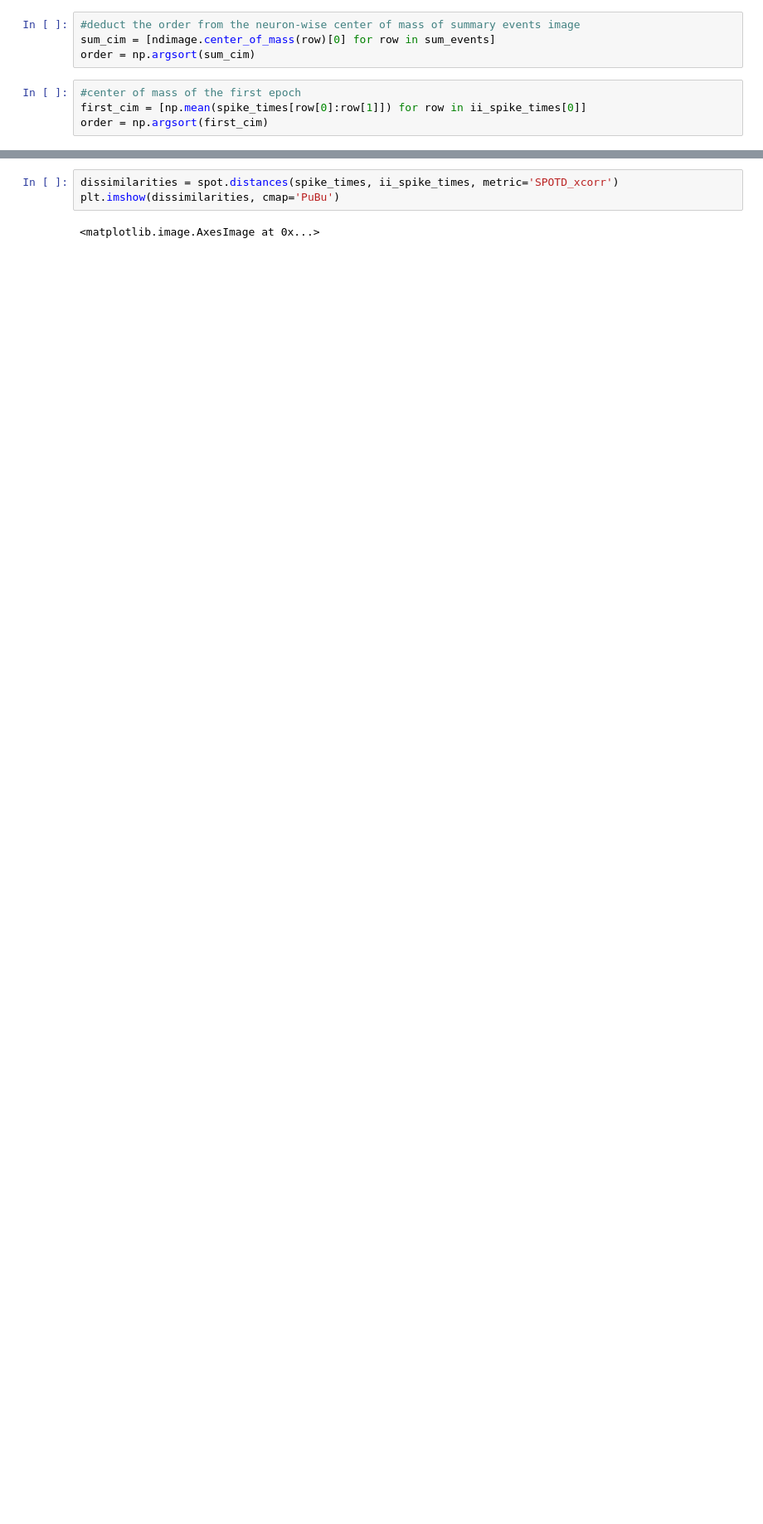
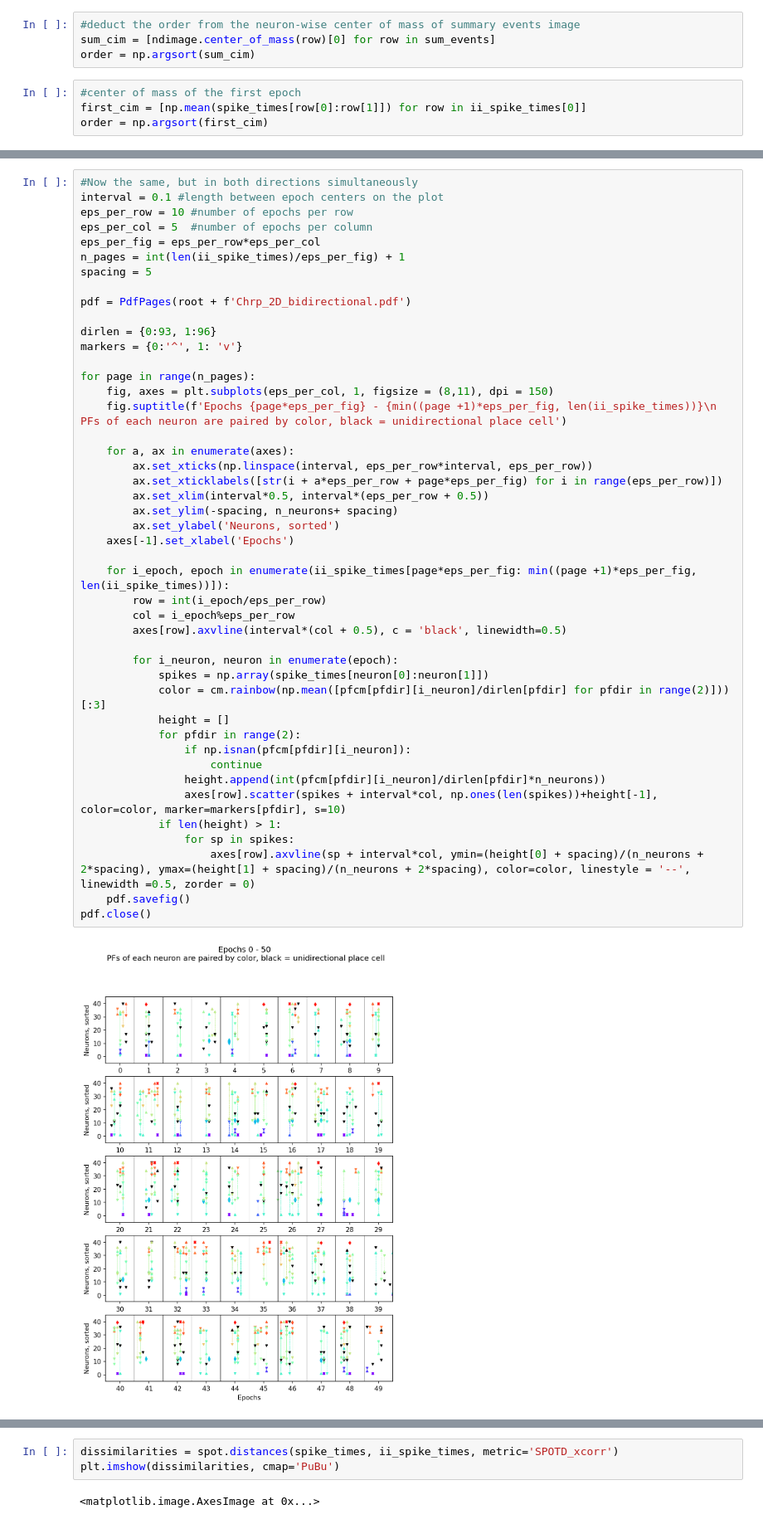
Before and after one commit to vsotskov89/SeqAn, a Jupyter notebook: Sequence_Analysis.ipynb, the cells around one changed output, grey strips where cells are left out. Shown at 83% size. Cells and saved outputs as stored; diff of their text form; blank space fills up the shorter version.

```diff
--- a/Sequence_Analysis.ipynb
+++ b/Sequence_Analysis.ipynb
@@ -337,0 +310,47 @@ pdf.close()
+# %%
+#Now the same, but in both directions simultaneously
+interval = 0.1 #length between epoch centers on the plot
+eps_per_row = 10 #number of epochs per row
+eps_per_col = 5  #number of epochs per column
+eps_per_fig = eps_per_row*eps_per_col
+n_pages = int(len(ii_spike_times)/eps_per_fig) + 1
+spacing = 5
+
+pdf = PdfPages(root + f'Chrp_2D_bidirectional.pdf')
+
+dirlen = {0:93, 1:96}
+markers = {0:'^', 1: 'v'}
+
+for page in range(n_pages):
+    fig, axes = plt.subplots(eps_per_col, 1, figsize = (8,11), dpi = 150)
+    fig.suptitle(f'Epochs {page*eps_per_fig} - {min((page +1)*eps_per_fig, len(ii_spike_times))}\n PFs of each neuron are paired by color, black = unidirectional place cell')
+
+    for a, ax in enumerate(axes):
+        ax.set_xticks(np.linspace(interval, eps_per_row*interval, eps_per_row))
+        ax.set_xticklabels([str(i + a*eps_per_row + page*eps_per_fig) for i in range(eps_per_row)])
+        ax.set_xlim(interval*0.5, interval*(eps_per_row + 0.5))
+        ax.set_ylim(-spacing, n_neurons+ spacing)
+        ax.set_ylabel('Neurons, sorted')
+    axes[-1].set_xlabel('Epochs')
+
+    for i_epoch, epoch in enumerate(ii_spike_times[page*eps_per_fig: min((page +1)*eps_per_fig, len(ii_spike_times))]):
+        row = int(i_epoch/eps_per_row)
+        col = i_epoch%eps_per_row
+        axes[row].axvline(interval*(col + 0.5), c = 'black', linewidth=0.5)
+
+        for i_neuron, neuron in enumerate(epoch):
+            spikes = np.array(spike_times[neuron[0]:neuron[1]])
+            color = cm.rainbow(np.mean([pfcm[pfdir][i_neuron]/dirlen[pfdir] for pfdir in range(2)]))[:3]
+            height = []
+            for pfdir in range(2):
+                if np.isnan(pfcm[pfdir][i_neuron]):
+                    continue
+                height.append(int(pfcm[pfdir][i_neuron]/dirlen[pfdir]*n_neurons))
+                axes[row].scatter(spikes + interval*col, np.ones(len(spikes))+height[-1], color=color, marker=markers[pfdir], s=10)
+            if len(height) > 1:
+                for sp in spikes:
+                    axes[row].axvline(sp + interval*col, ymin=(height[0] + spacing)/(n_neurons + 2*spacing), ymax=(height[1] + spacing)/(n_neurons + 2*spacing), color=color, linestyle = '--', linewidth =0.5, zorder = 0)
+    pdf.savefig()
+pdf.close()
+# %% [output]
+[figure, added]
```
Also changed, not shown: parts of 33 cells of this notebook.
